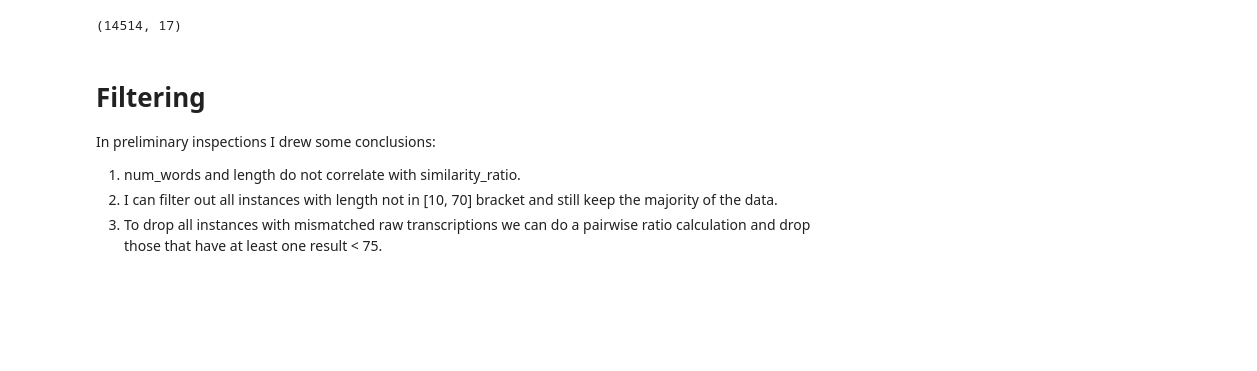
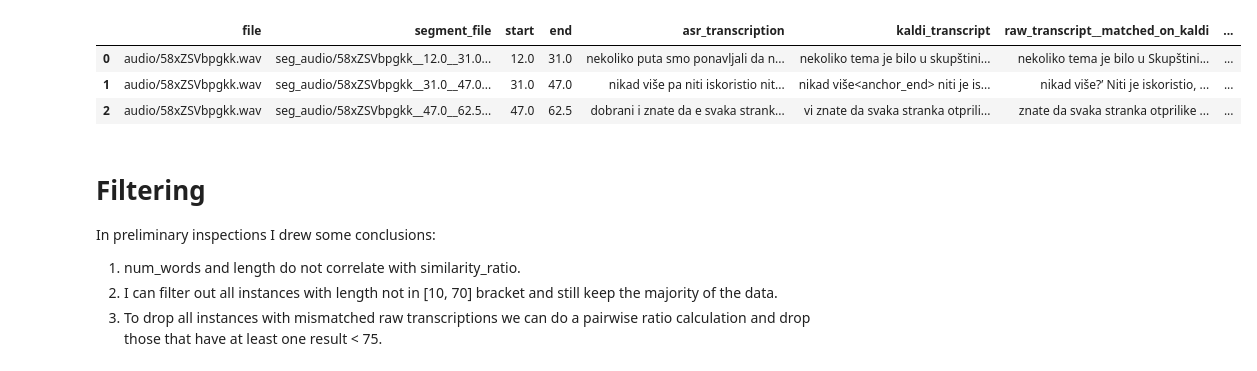
Before and after one commit to 5roop/task13, a Jupyter notebook: 026_splitting.ipynb, the cells around one changed output. Drawn from its saved outputs; the diff is of its cells as text; code cells hidden in the pictures; blank space fills up the shorter version.

```diff
--- a/026_splitting.ipynb
+++ b/026_splitting.ipynb
@@ -1,12 +1,16 @@
 # %%
 import pandas as pd
 from sklearn.model_selection import train_test_split
 
 
 mer = pd.read_json("025_segments_matched_with_raw.jsonl", orient="records", lines=True)
 mer.shape
+mer.head(3)
 # %% [output]
-(14514, 17)
+|  | file | segment_file | start | end | asr_transcription | kaldi_transcript | raw_transcript__matched_on_kaldi | ... |
+| 0 | audio/58xZSVbpgkk.wav | seg_audio/58xZSVbpgkk__12.0__31.0... | 12.0 | 31.0 | nekoliko puta smo ponavljali da n... | nekoliko tema je bilo u skupštini... | nekoliko tema je bilo u Skupštini... | ... |
+| 1 | audio/58xZSVbpgkk.wav | seg_audio/58xZSVbpgkk__31.0__47.0... | 31.0 | 47.0 | nikad više pa niti iskoristio nit... | nikad više<anchor_end> niti je is... | nikad više?’ Niti je iskoristio, ... | ... |
+| 2 | audio/58xZSVbpgkk.wav | seg_audio/58xZSVbpgkk__47.0__62.5... | 47.0 | 62.5 | dobrani i znate da e svaka strank... | vi znate da svaka stranka otprili... | znate da svaka stranka otprilike ... | ... |
 # %% [markdown]
 # Filtering
 
```
